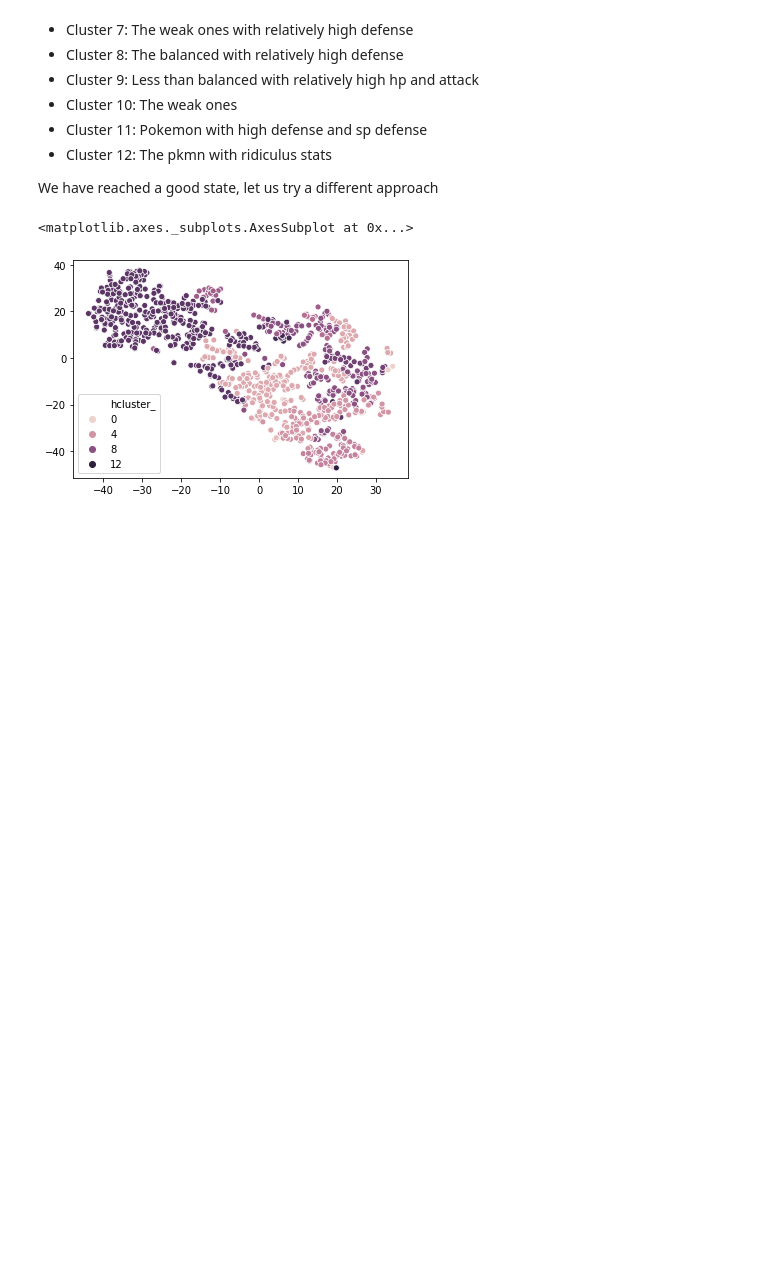
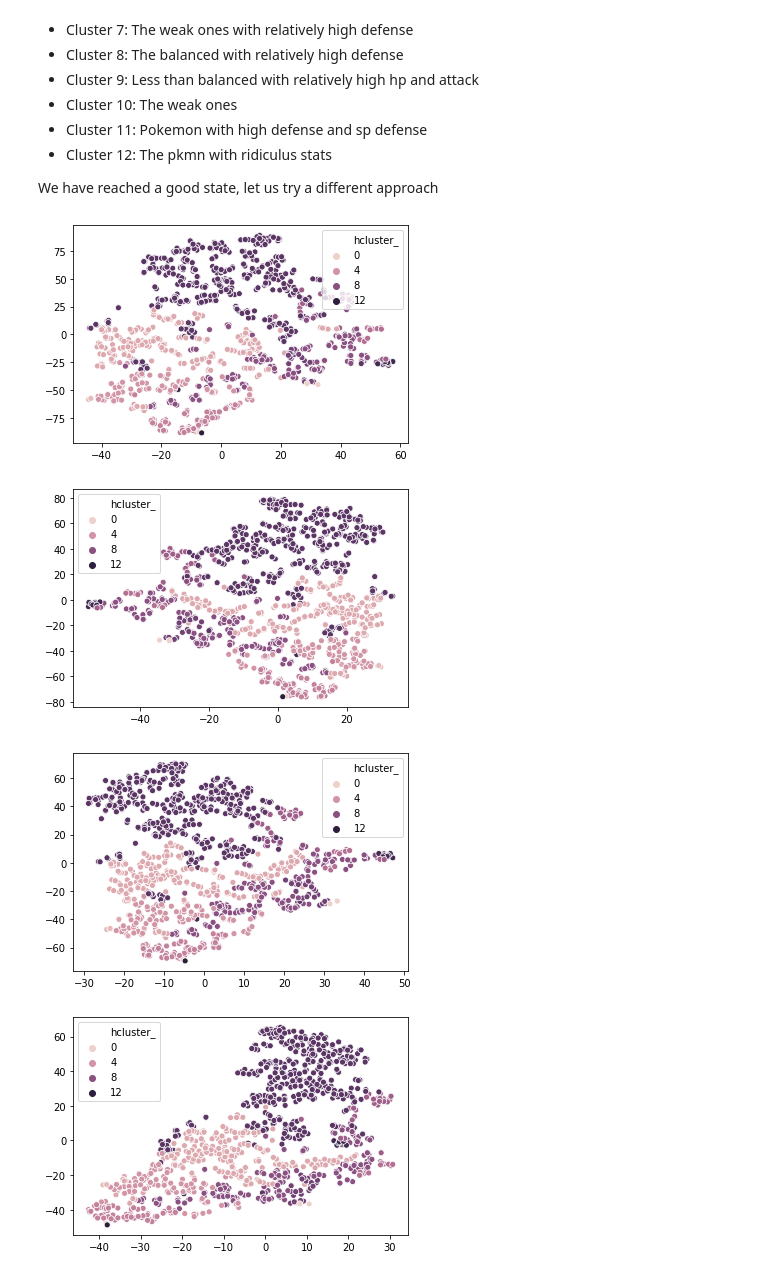
Before and after one commit to Jestefano/pokemonClustering, a Jupyter notebook: Clustering.ipynb, the cells around one changed output. Saved outputs shown, nothing was run; the diff lists cells and outputs as text; code cells hidden in the pictures; blank space fills up the shorter version.

```diff
--- a/Clustering.ipynb
+++ b/Clustering.ipynb
@@ -173,7 +173,3 @@ dendrogram(mergings,
 plt.show()
 # %% [output]
 [figure]
-# %%
-labels = fcluster(mergings, 9, criterion='distance')
-df['hcluster'] = labels
-df.groupby('hcluster').count()
@@ -243,13 +228,16 @@ This looks like a reasonable amount of clusters to keep. And these elements also
 We have reached a good state, let us try a different approach
 # %%
 from sklearn.manifold import TSNE
-model = TSNE(learning_rate=200)
-transformed = model.fit_transform(X1n)
-xs = transformed[:,0]
-ys = transformed[:,1]
-
 import seaborn as sns
-sns.scatterplot(xs,ys,hue=df.hcluster_)
+for j,i in enumerate(range(10,40,5)):
+    plt.figure(j)
+    model = TSNE(learning_rate=200,perplexity=i)
+    transformed = model.fit_transform(X1n)
+    xs = transformed[:,0]
+    ys = transformed[:,1]
+    sns.scatterplot(xs,ys,hue=df.hcluster_)
 # %% [output]
-<matplotlib.axes._subplots.AxesSubplot at 0x...>
-[figure, old version]
+[figure, new version]
+[figure, added]
+[figure, added]
+[figure, added]
```
Also changed, not shown: parts of 3 cells of this notebook.
